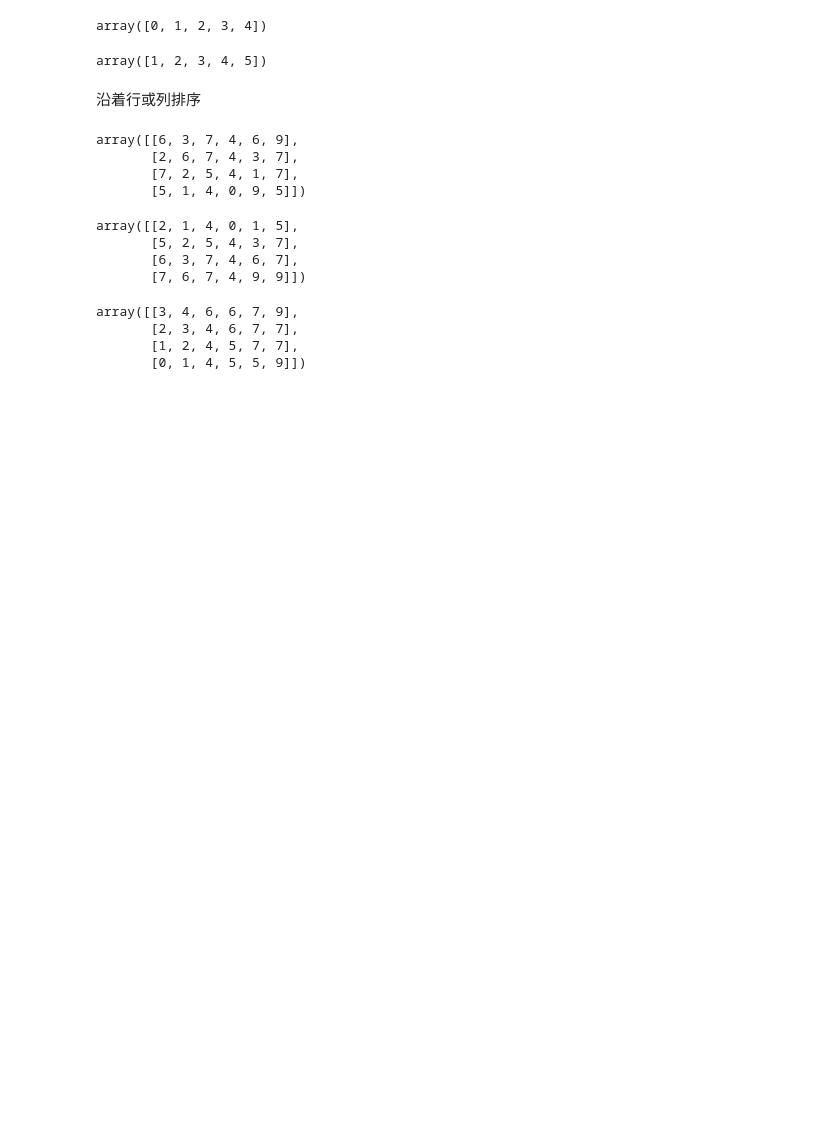
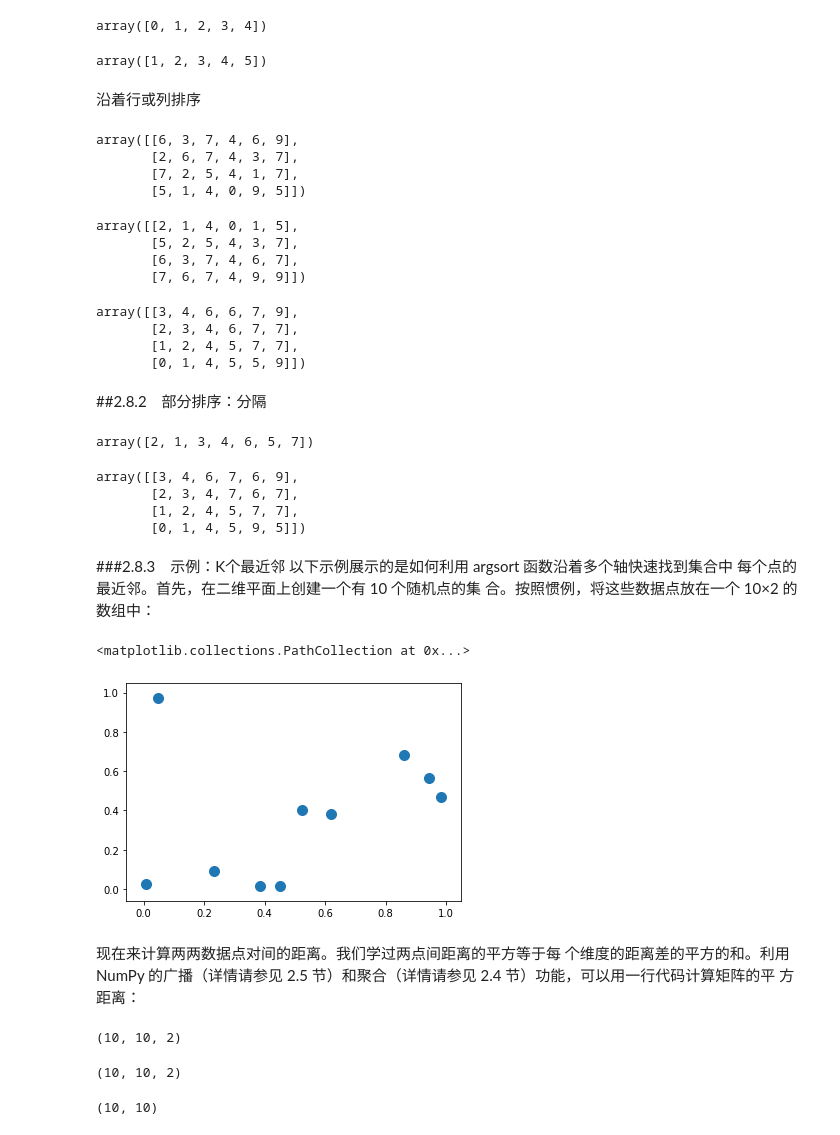
Before and after one commit to 515074431/tensorflow-study-notes, a Jupyter notebook: Python数据科学手册/2.5.3广播的实际应用.ipynb, the cells around one changed output. Saved outputs shown, nothing was run; the diff lists cells and outputs as text; code cells hidden in the pictures; blank space fills up the shorter version.

Commit message:
第 3 章　Pandas数据处理; 第 4 章　Matplotlib数据可视化; 第 5 章　机器学习;

```diff
--- a/Python数据科学手册/2.5.3广播的实际应用.ipynb
+++ b/Python数据科学手册/2.5.3广播的实际应用.ipynb
@@ -403,3 +403,33 @@ array([[3, 4, 6, 6, 7, 9],
        [2, 3, 4, 6, 7, 7],
        [1, 2, 4, 5, 7, 7],
        [0, 1, 4, 5, 5, 9]])
+# %% [markdown]
+##2.8.2　部分排序：分隔
+# %%
+x = np.array([7,2,3,1,6,5,4])
+np.partition(x,3)
+# %% [output]
+array([2, 1, 3, 4, 6, 5, 7])
+# %%
+np.partition(X,2,axis=1)
+# %% [output]
+array([[3, 4, 6, 7, 6, 9],
+       [2, 3, 4, 7, 6, 7],
+       [1, 2, 4, 5, 7, 7],
+       [0, 1, 4, 5, 9, 5]])
+# %% [markdown]
+###2.8.3　示例：K个最近邻
+以下示例展示的是如何利用 argsort 函数沿着多个轴快速找到集合中
+每个点的最近邻。首先，在二维平面上创建一个有 10 个随机点的集
+合。按照惯例，将这些数据点放在一个 10×2 的数组中：
+# %%
+X = rand.rand(10,2)
+plt.scatter(X[:,0],X[:,1],s=100)
+# %% [output]
+<matplotlib.collections.PathCollection at 0x...>
+[figure, added]
+# %% [markdown]
+现在来计算两两数据点对间的距离。我们学过两点间距离的平方等于每
+个维度的距离差的平方的和。利用 NumPy 的广播（详情请参见 2.5
+节）和聚合（详情请参见 2.4 节）功能，可以用一行代码计算矩阵的平
+方距离：
@@ -405,0 +438,18 @@ array([[3, 4, 6, 6, 7, 9],
+# %%
+# 在坐标系中计算每对点的差值
+differences = X[:,np.newaxis,:] - X[np.newaxis,:,:]
+differences.shape
+# %% [output]
+(10, 10, 2)
+# %%
+## 求出差值的平方
+sq_differences = differences ** 2
+sq_differences.shape
+# %% [output]
+(10, 10, 2)
+# %%
+# 将差值求和获得平方距离
+dist_sq = sq_differences.sum(-1)
+dist_sq.shape
+# %% [output]
+(10, 10)
```
Also changed, not shown: parts of 19 cells of this notebook, 4 other files.
